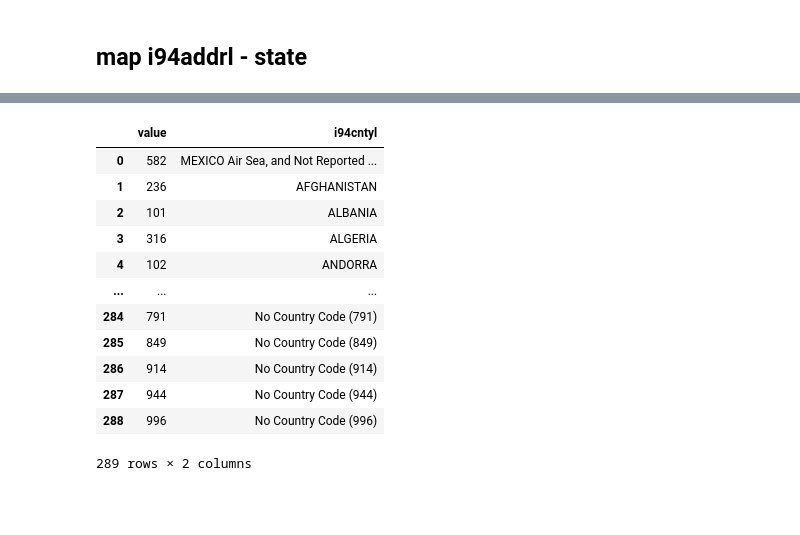
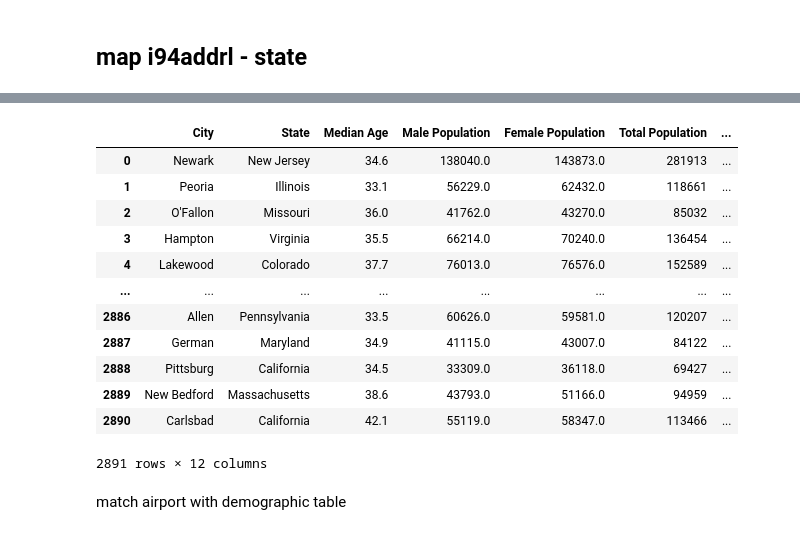
Before and after one commit to Xwoe/Udacity-Data-Engineering, a Jupyter notebook: 5-Capstone-Project/notebooks/03_preprocessing_immigrant_data.ipynb, the cells around one changed output, grey strips where cells are left out. Drawn from its saved outputs; the diff is of its cells as text; code cells hidden in the pictures; blank space fills up the shorter version.

```diff
--- a/5-Capstone-Project/notebooks/03_preprocessing_immigrant_data.ipynb
+++ b/5-Capstone-Project/notebooks/03_preprocessing_immigrant_data.ipynb
@@ -129,2 +235,2 @@ def map_col(df, map_col_name, df_col_name, new_col_name):
 # %%
-addrl = pd.read_csv(os.path.join(DATAFOLDER, 'i94addrl.csv'))
+demographic = pd.read_csv(os.path.join(DATAFOLDER, 'us-cities-demographics.csv'), sep=';')
@@ -181,16 +236,0 @@ df_test_2 = df_test.withColumn(new_col_name, mapping_expr[F.col(df_col_name)])
-# %%
-df_map
-# %% [output]
-|  | value | i94cntyl |
-| 0 | 582 | MEXICO Air Sea, and Not Reported ... |
-| 1 | 236 | AFGHANISTAN |
-| 2 | 101 | ALBANIA |
-| 3 | 316 | ALGERIA |
-| 4 | 102 | ANDORRA |
-| ... | ... | ... |
-| 284 | 791 | No Country Code (791) |
-| 285 | 849 | No Country Code (849) |
-| 286 | 914 | No Country Code (914) |
-| 287 | 944 | No Country Code (944) |
-| 288 | 996 | No Country Code (996) |
-289 rows × 2 columns
@@ -204,0 +237,18 @@ df_test = map_col(df_test, 'i94visa', 'i94visa', 'visa')
+# %%
+demographic
+# %% [output]
+|  | City | State | Median Age | Male Population | Female Population | Total Population | ... |
+| 0 | Newark | New Jersey | 34.6 | 138040.0 | 143873.0 | 281913 | ... |
+| 1 | Peoria | Illinois | 33.1 | 56229.0 | 62432.0 | 118661 | ... |
+| 2 | O'Fallon | Missouri | 36.0 | 41762.0 | 43270.0 | 85032 | ... |
+| 3 | Hampton | Virginia | 35.5 | 66214.0 | 70240.0 | 136454 | ... |
+| 4 | Lakewood | Colorado | 37.7 | 76013.0 | 76576.0 | 152589 | ... |
+| ... | ... | ... | ... | ... | ... | ... | ... |
+| 2886 | Allen | Pennsylvania | 33.5 | 60626.0 | 59581.0 | 120207 | ... |
+| 2887 | German | Maryland | 34.9 | 41115.0 | 43007.0 | 84122 | ... |
+| 2888 | Pittsburg | California | 34.5 | 33309.0 | 36118.0 | 69427 | ... |
+| 2889 | New Bedford | Massachusetts | 38.6 | 43793.0 | 51166.0 | 94959 | ... |
+| 2890 | Carlsbad | California | 42.1 | 55119.0 | 58347.0 | 113466 | ... |
+2891 rows × 12 columns
+# %% [markdown]
+match airport with demographic table
```
Also changed, not shown: parts of 30 cells of this notebook, 6 other files.
